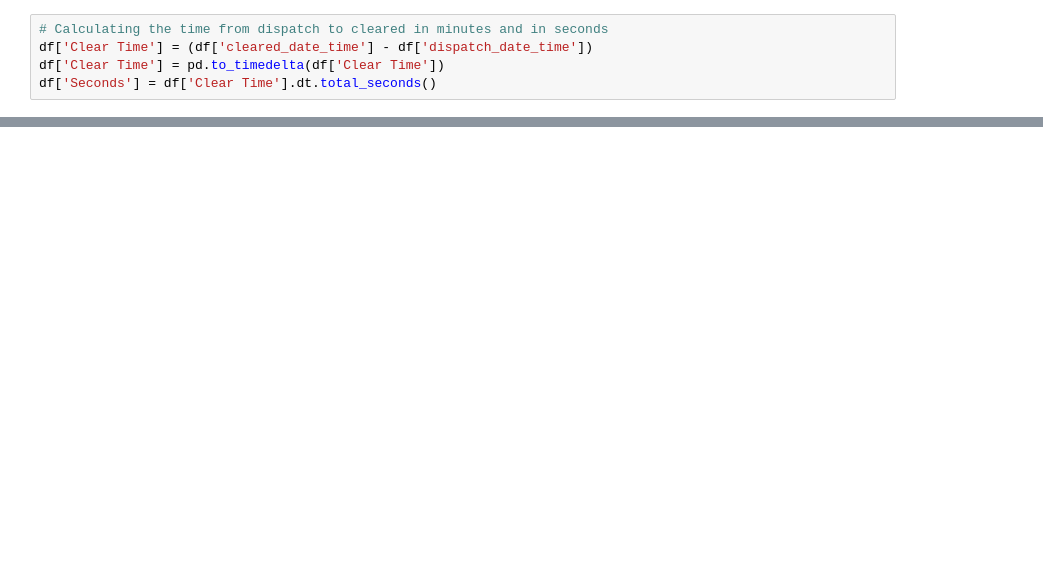
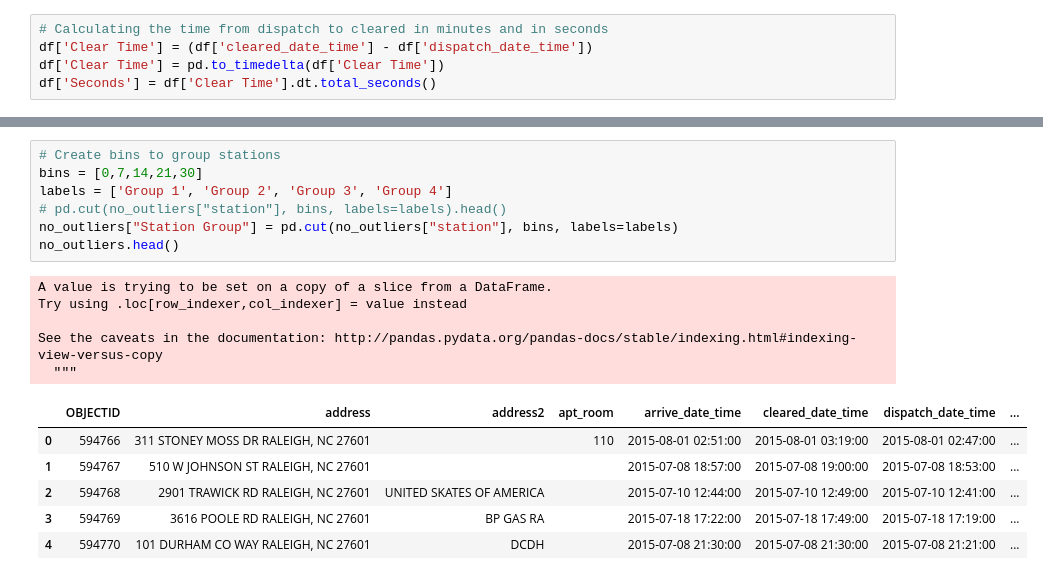
Before and after one commit to xjarodx/Project_1_Group_7, a Jupyter notebook: Fire_Data_Plotting.ipynb, the cells around one changed output, grey strips where cells are left out. Saved outputs shown, nothing was run; the diff lists cells and outputs as text; blank space fills up the shorter version.

```diff
--- a/Fire_Data_Plotting.ipynb
+++ b/Fire_Data_Plotting.ipynb
@@ -94,0 +118,19 @@ AttributeError: Cannot access callable attribute 'get' of 'DataFrameGroupBy' obj
+# %%
+# Create bins to group stations
+bins = [0,7,14,21,30]
+labels = ['Group 1', 'Group 2', 'Group 3', 'Group 4']
+# pd.cut(no_outliers["station"], bins, labels=labels).head()
+no_outliers["Station Group"] = pd.cut(no_outliers["station"], bins, labels=labels)
+no_outliers.head()
+# %% [output]
+A value is trying to be set on a copy of a slice from a DataFrame.
+Try using .loc[row_indexer,col_indexer] = value instead
+
+See the caveats in the documentation: http://pandas.pydata.org/pandas-docs/stable/indexing.html#indexing-view-versus-copy
+  """
+|  | OBJECTID | address | address2 | apt_room | arrive_date_time | cleared_date_time | dispatch_date_time | ... |
+| 0 | 594766 | 311 STONEY MOSS DR RALEIGH, NC 27601 |  | 110 | 2015-08-01 02:51:00 | 2015-08-01 03:19:00 | 2015-08-01 02:47:00 | ... |
+| 1 | 594767 | 510 W JOHNSON ST RALEIGH, NC 27601 |  |  | 2015-07-08 18:57:00 | 2015-07-08 19:00:00 | 2015-07-08 18:53:00 | ... |
+| 2 | 594768 | 2901 TRAWICK RD RALEIGH, NC 27601 | UNITED SKATES OF AMERICA |  | 2015-07-10 12:44:00 | 2015-07-10 12:49:00 | 2015-07-10 12:41:00 | ... |
+| 3 | 594769 | 3616 POOLE RD RALEIGH, NC 27601 | BP GAS RA |  | 2015-07-18 17:22:00 | 2015-07-18 17:49:00 | 2015-07-18 17:19:00 | ... |
+| 4 | 594770 | 101 DURHAM CO WAY RALEIGH, NC 27601 | DCDH |  | 2015-07-08 21:30:00 | 2015-07-08 21:30:00 | 2015-07-08 21:21:00 | ... |
```
Also changed, not shown: parts of 15 cells of this notebook, 6 other files.
